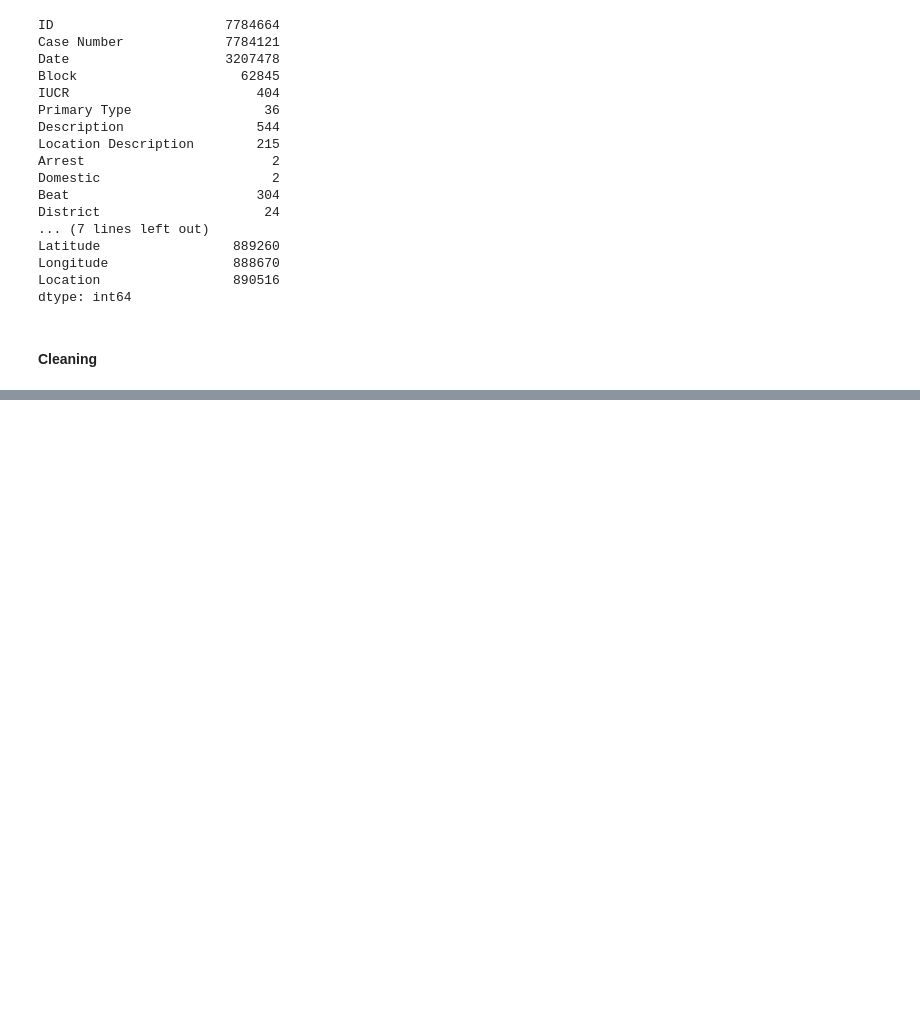
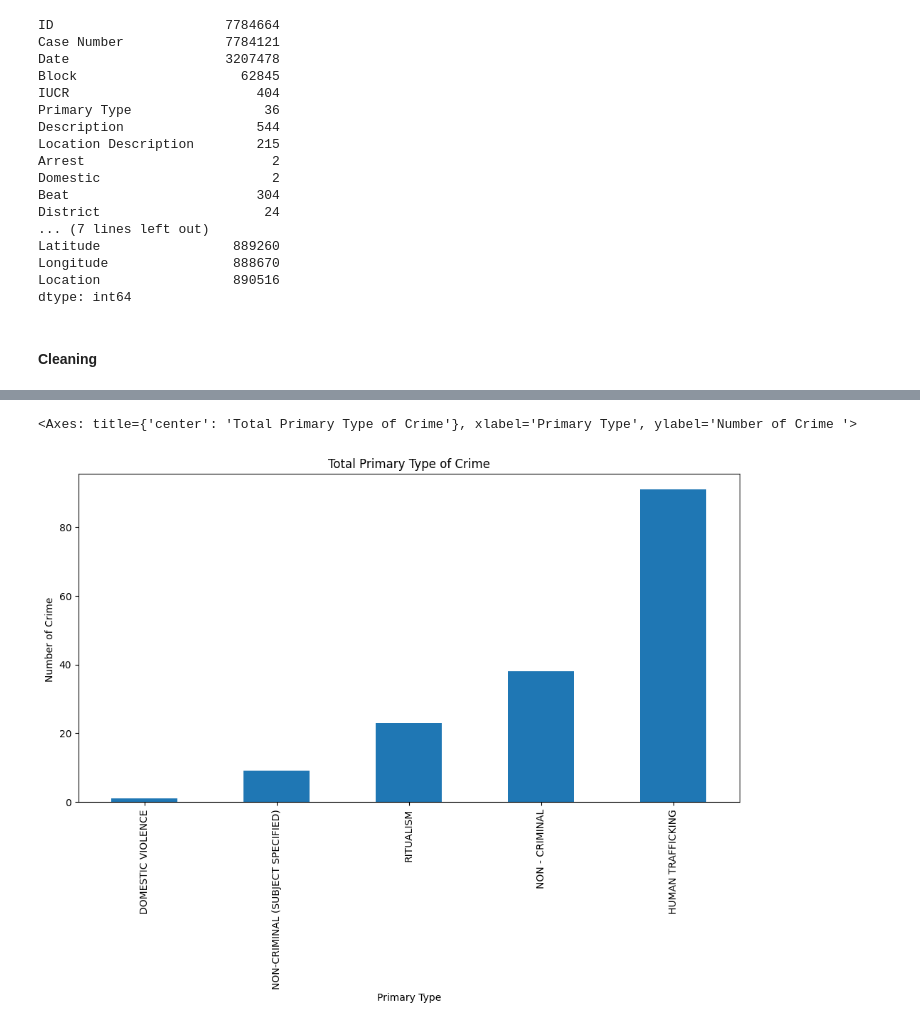
Before and after one commit to Dev-olaW/my_task, a Jupyter notebook: week_9/task19.ipynb, the cells around one changed output, grey strips where cells are left out. Drawn from its saved outputs; the diff is of its cells as text; code cells hidden in the pictures; blank space fills up the shorter version.

```diff
--- a/week_9/task19.ipynb
+++ b/week_9/task19.ipynb
@@ -340,0 +339,11 @@ df['Year'].value_counts().sort_values(ascending=False).plot(kind='bar')
+# %%
+plt.figure(figsize=(12, 6))
+plt.title("Total Primary Type of Crime")
+plt.xlabel("Type of Crime")
+plt.ylabel("Number of Crime ")
+
+
+df['Primary Type'].value_counts().sort_values().head().plot(kind='bar')
+# %% [output]
+<Axes: title={'center': 'Total Primary Type of Crime'}, xlabel='Primary Type', ylabel='Number of Crime '>
+[figure, added]
```
Also changed, not shown: parts of 19 cells of this notebook.
